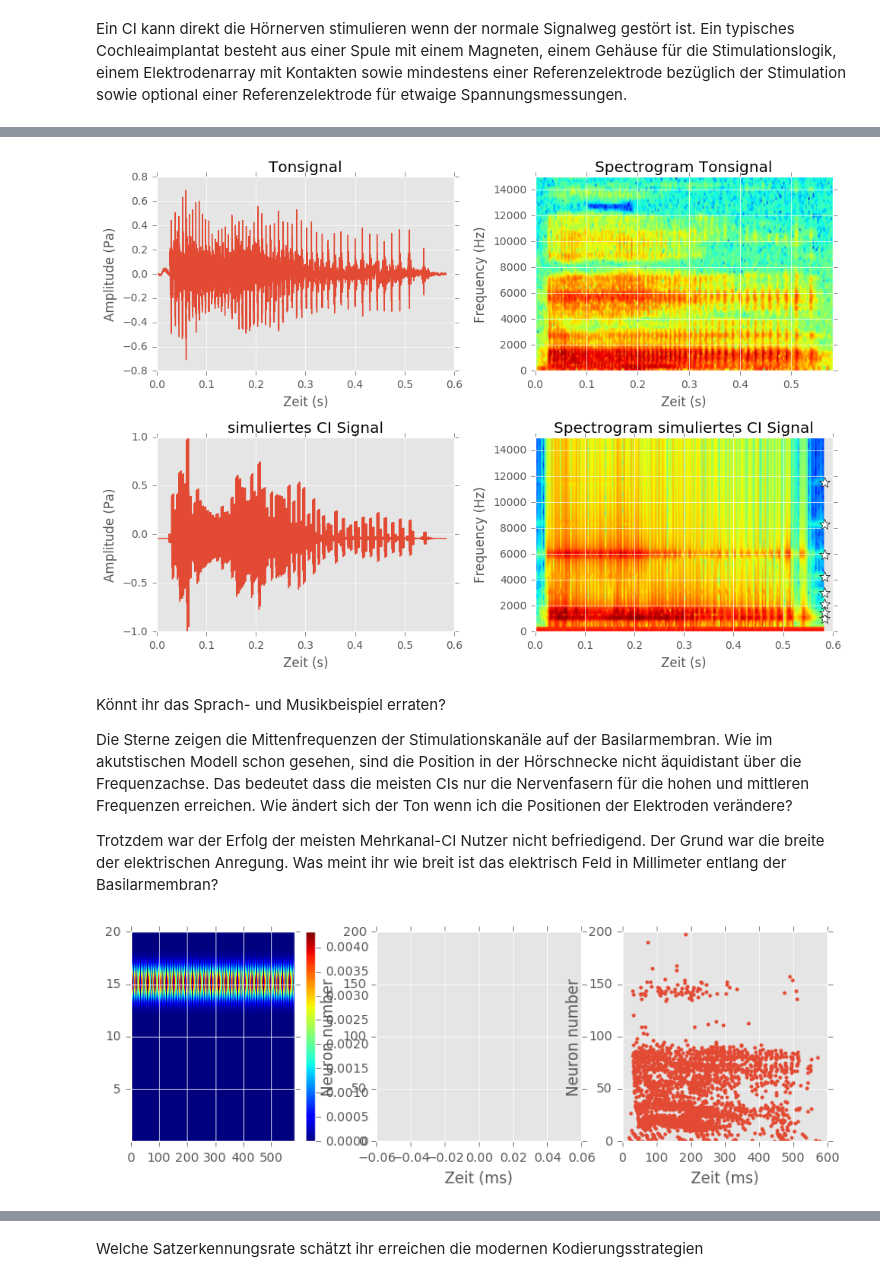
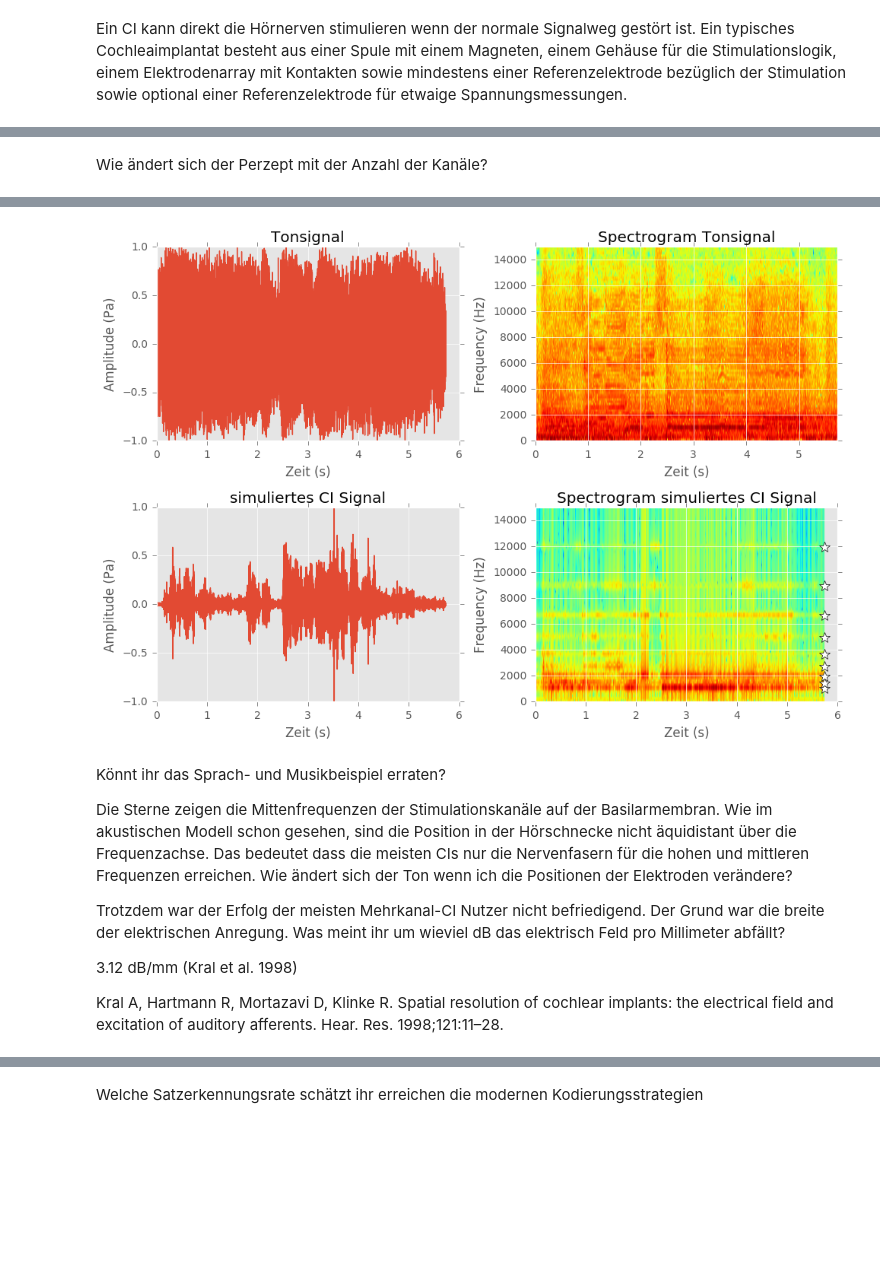
Before and after one commit to strahl/luebeck, a Jupyter notebook: SignalverarbeitungCodierungCIs.ipynb, the cells around one changed output, grey strips where cells are left out. Drawn from its saved outputs; the diff is of its cells as text; code cells hidden in the pictures; blank space fills up the shorter version.

Commit message:
update and adjustments to lower screen resolution of projector

```diff
--- a/SignalverarbeitungCodierungCIs.ipynb
+++ b/SignalverarbeitungCodierungCIs.ipynb
@@ -293,3 +316,5 @@ Eine Satzerkennung war mit einkanaligen CIs kaum möglich. Daher wurde Ende der
+# %% [markdown]
+Wie ändert sich der Perzept mit der Anzahl der Kanäle?
 # %%
 def gen_bandpassnoise(lowcut, highcut, samples, fs, order=5):
     nyq = 0.5 * fs
@@ -355,19 +380,23 @@ def sonify_CI(sound, num_electrodes, cfmin=1000*Hz, cfmax=16e3*Hz, quantization_
 
     return sound_out, electrode_cfs
 # %%
-sound = loadsound('sounds/Open_front_unrounded_vowel.wav')
+#sound = loadsound('sounds/Open_front_unrounded_vowel.wav')
 #sound = loadsound('sounds/voice1.wav')
-#sound = loadsound('sounds/music1.wav')
-sound_ci, electrode_cfs = sonify_CI(sound, num_electrodes=9, cfmin=1000*Hz, cfmax=16e3*Hz)
-#sound_ci, electrode_cfs = sonify_CI(sound, num_electrodes=9, cfmin=300*Hz, cfmax=16e3*Hz)
+sound = loadsound('sounds/music1.wav')
+sound_ci, electrode_cfs = sonify_CI(sound, num_electrodes=10, cfmin=1000*Hz, cfmax=16e3*Hz)
+#sound_ci, electrode_cfs = sonify_CI(sound, num_electrodes=30, cfmin=300*Hz, cfmax=16e3*Hz)
 Audio(data=sound_ci, rate=sound.samplerate)
 #Audio(data=sound.T, rate=sound.samplerate)
 # %% [output]
 [interactive output not drawn]
-[figure, old version]
+[figure, new version]
 # %% [markdown]
 Könnt ihr das Sprach- und Musikbeispiel erraten?
 
-Die Sterne zeigen die Mittenfrequenzen der Stimulationskanäle auf der Basilarmembran. Wie im akutstischen Modell schon gesehen, sind die Position in der Hörschnecke nicht äquidistant über die Frequenzachse. Das bedeutet dass die meisten CIs nur die Nervenfasern für die hohen und mittleren Frequenzen erreichen. Wie ändert sich der Ton wenn ich die Positionen der Elektroden verändere?
+Die Sterne zeigen die Mittenfrequenzen der Stimulationskanäle auf der Basilarmembran. Wie im akustischen Modell schon gesehen, sind die Position in der Hörschnecke nicht äquidistant über die Frequenzachse. Das bedeutet dass die meisten CIs nur die Nervenfasern für die hohen und mittleren Frequenzen erreichen. Wie ändert sich der Ton wenn ich die Positionen der Elektroden verändere?
 
-Trotzdem war der Erfolg der meisten Mehrkanal-CI Nutzer nicht befriedigend. Der Grund war die breite der elektrischen Anregung. Was meint ihr wie breit ist das elektrisch Feld in Millimeter entlang der Basilarmembran?
+Trotzdem war der Erfolg der meisten Mehrkanal-CI Nutzer nicht befriedigend. Der Grund war die breite der elektrischen Anregung. Was meint ihr um wieviel dB das elektrisch Feld pro Millimeter abfällt?
+
+3.12 dB/mm (Kral et al. 1998)
+
+Kral A, Hartmann R, Mortazavi D, Klinke R. Spatial resolution of cochlear implants: the electrical field and excitation of auditory afferents. Hear. Res. 1998;121:11–28.
@@ -437,5 +402,0 @@ def simulate_electric(sound, num_electrodes, cfmin=100*Hz, cfmax=8e3*Hz, spread=
-# %%
-sound = loadsound('sounds/Open_front_unrounded_vowel.wav')
-simulate_electric(sound, num_electrodes=1, spread=10);
-# %% [output]
-[figure, removed]
```
Also changed, not shown: parts of 37 cells of this notebook, 3 other files.
